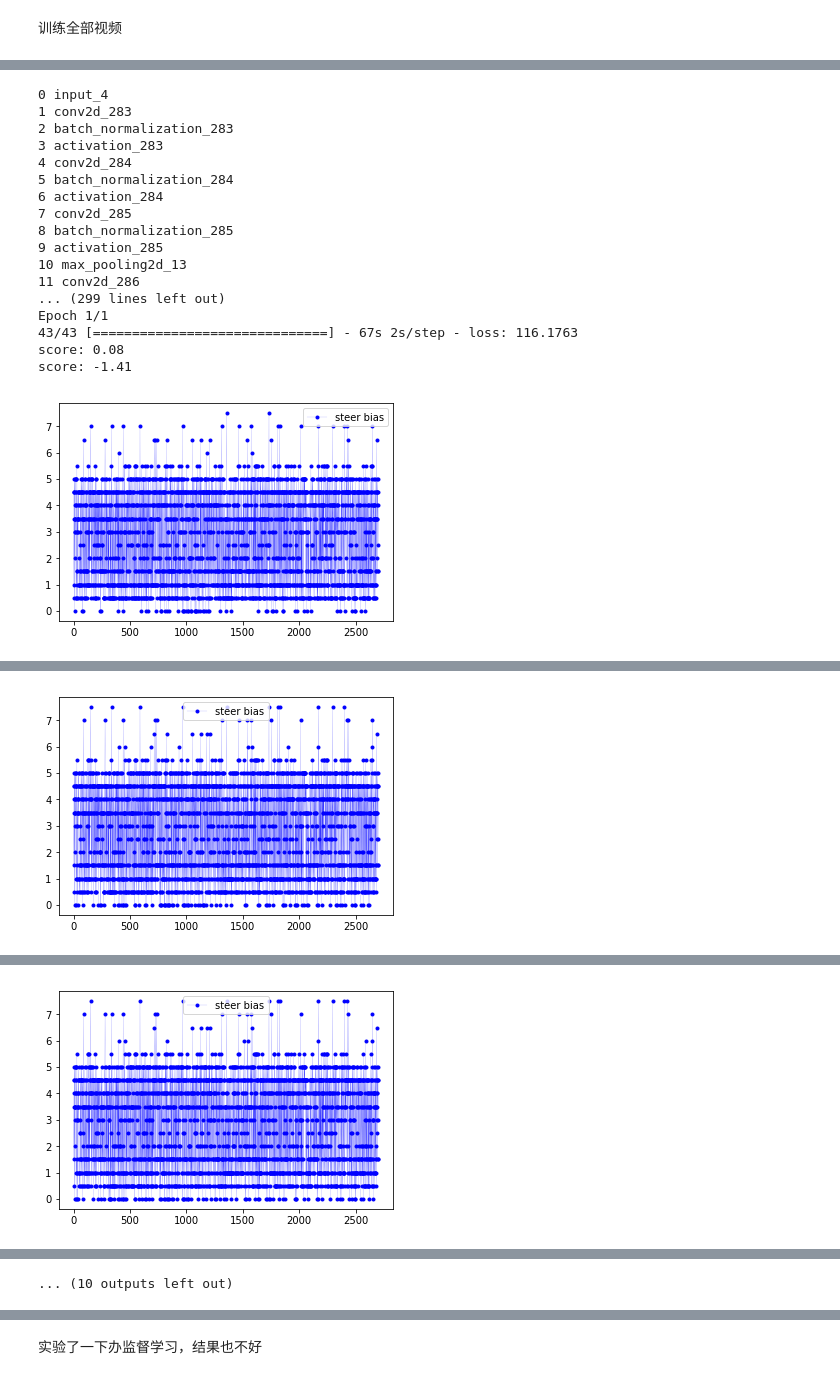
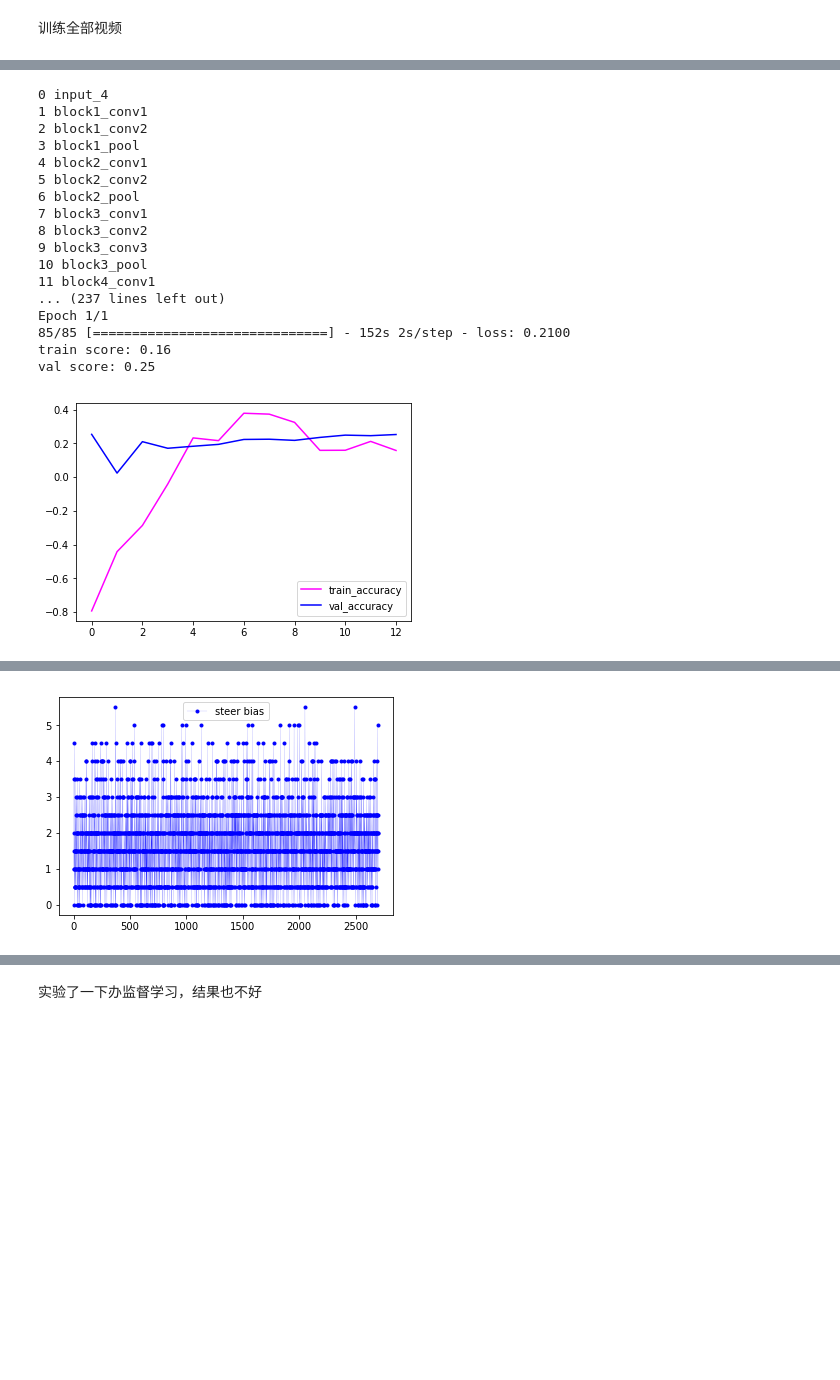
Before and after one commit to rosaann/for_tesla, a Jupyter notebook: deep_tesla.ipynb, the cells around one changed output, grey strips where cells are left out. Saved outputs shown, nothing was run; the diff lists cells and outputs as text; code cells hidden in the pictures; blank space fills up the shorter version.

```diff
--- a/deep_tesla.ipynb
+++ b/deep_tesla.ipynb
@@ -324,8 +370,8 @@ epoches = 20
 # %%
 #训练模型
 from sklearn.metrics import mean_squared_error, r2_score
-#from keras.applications.vgg16 import preprocess_input
-from keras.applications.inception_v3 import preprocess_input
+from keras.applications.vgg19 import preprocess_input
+#from keras.applications.resnet50 import preprocess_input
 
 
 import matplotlib.pyplot as plt
@@ -360,15 +406,12 @@ def train_model(video_list, model_func, resize_w, resize_h, ifSave = False, test
     for x_batch, y_batch in datagen_test.flow(test_img, test_y, batch_size=len(test_y)):
         test_img = x_batch
         test_y = y_batch
-
-        x_val = img_list_val
-        y_val = steer_list_val
         break
 
-    x_val, y_val = load_preprocess_training_batch(8, res_w, res_h)
+    x_val, y_val = load_preprocess_training_batch(7, res_w, res_h)
     x_val = np.array(x_val).transpose(model_trans)
     datagen_val.fit(x_val)
-    for x_batch, y_batch in datagen_val.flow(x_val, y_val, batch_size=len(test_y)):
+    for x_batch, y_batch in datagen_val.flow(x_val, y_val, batch_size=len(y_val)):
 
         x_val = x_batch
         y_val = y_batch
@@ -379,7 +422,7 @@ def train_model(video_list, model_func, resize_w, resize_h, ifSave = False, test
      #   y_val = []
         x_train_all = np.array([])
         y_train_all = []
-        for video_idx in [1,2,3,4,5,6,7,9]:
+        for video_idx in [1,2,3,4,5,6,8,9]:
             x_train, y_train = load_preprocess_training_batch(video_idx, resize_w, resize_h)
             x_train = np.array(x_train).transpose(model_trans)
 
@@ -391,13 +434,13 @@ def train_model(video_list, model_func, resize_w, resize_h, ifSave = False, test
             model.fit_generator(datagen_train.flow(x_train, y_train, batch_size=batch_size),
                     steps_per_epoch=int (len(y_train) /batch_size) +1 , epochs=1,shuffle=True)
 
-        #    model.fit(img_list_train, steer_list_train, nb_epoch = 1, batch_size = batch_size)
-            if x_train_all.shape == np.array([]).shape:
-                x_train_all = x_train
-                y_train_all = list(y_train)
-            else:
-                x_train_all = np.vstack((x_train_all, x_train))
-                y_train_all.extend(list(y_train))
+            if video_idx == 1:
+                if x_train_all.shape == np.array([]).shape:
+                    x_train_all = x_train
+                    y_train_all = list(y_train)
+                else:
+                    x_train_all = np.vstack((x_train_all, x_train))
+                    y_train_all.extend(list(y_train))
 
 
      #   for x_batch, y_batch in datagen_val.flow(x_val, y_val, batch_size=len(y_val)):
@@ -406,17 +449,17 @@ def train_model(video_list, model_func, resize_w, resize_h, ifSave = False, test
     #        break
         train_acc.append(test_model(model, x_train_all, y_train_all, ifShow = False, note = "train"))
         val_acc.append(test_model(model, x_val, y_val, ifShow = False, note = "val"))
-        test_acc.append(test_model(model, test_img, test_y, ifShow = False, note = "test"))
+      #  test_acc.append(test_model(model, test_img, test_y, ifShow = False, note = "test"))
 
 
-    plt.plot(train_acc, color='FF00FF', label = 'train_accuracy')
+    plt.plot(train_acc, color='#FF00FF', label = 'train_accuracy')
     plt.plot(val_acc,color='b', label='val_accuracy')
-    plt.plot(test_acc, color='g', label='test_accuracy')
+  #  plt.plot(test_acc, color='g', label='test_accuracy')
     plt.legend()
     plt.show()
     if ifSave == True:
         utils.save_model(model)
-    return model
+    return model, test_img, test_y
 # %%
 #测试模型
 def test_model(model, img_list_val, y_val, ifShow=False, note=''):
@@ -515,25 +867,29 @@ write_gap(Xception, (299, 299), xception.preprocess_input)
 训练inceptionV3算法模型，修改的参数一个是学习率，另一个是算法从哪个层开始训练，之前的权重保留，但是测试集上的准确率都不好，
 稍微上升了然后就不增或者慢慢下降了，最多到了0.5.
 # %%
-model_all = train_model(range(1, 2),  inceptionV3_model, res_w, res_h, ifSave = True, test_img = x_test, test_y = y_test)
-
+vgg_start_train_net = 0
+vgg_r_w = 0
+vgg_r_b = 0
+vgg_lr = 0.00005
+model_all , test_img, test_y= train_model(range(1, 2),  vgg19_model, res_w, res_h, ifSave = True)
+test_model(model_all, test_img, test_y, ifShow = True, note = "test")
 #test_model(model_all, x_test, y_test)
 # %% [output]
 0 input_4
-1 conv2d_283
-2 batch_normalization_283
-3 activation_283
-4 conv2d_284
-5 batch_normalization_284
-6 activation_284
-7 conv2d_285
-8 batch_normalization_285
-9 activation_285
-10 max_pooling2d_13
-11 conv2d_286
-... (299 lines left out)
+1 block1_conv1
+2 block1_conv2
+3 block1_pool
+4 block2_conv1
+5 block2_conv2
+6 block2_pool
+7 block3_conv1
+8 block3_conv2
+9 block3_conv3
+10 block3_pool
+11 block4_conv1
+... (237 lines left out)
 Epoch 1/1
-43/43 [==============================] - 67s 2s/step - loss: 116.1763
-score: 0.08
-score: -1.41
+85/85 [==============================] - 152s 2s/step - loss: 0.2100
+train score: 0.16
+val score: 0.25
-[figure, old version]
+[figure, new version]
@@ -544 +898 @@ score: -1.51
-[figure, old version]
+[figure, new version]
@@ -549 +899,0 @@ score: -1.48
-[figure, removed]
@@ -565 +899,0 @@ score: -1.21
-... (10 outputs left out)
```
Also changed, not shown: parts of 50 cells of this notebook.
